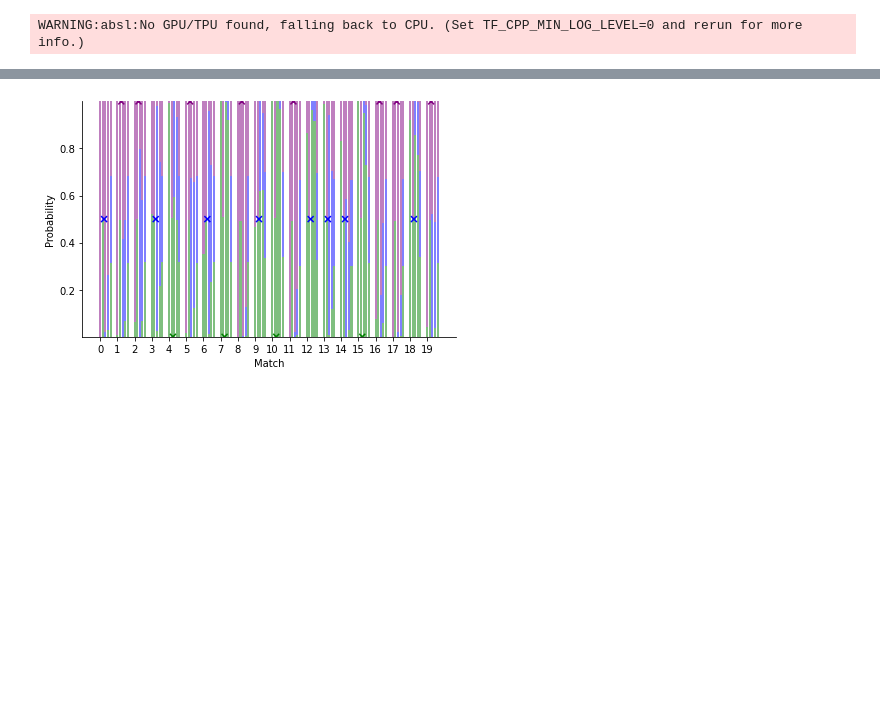
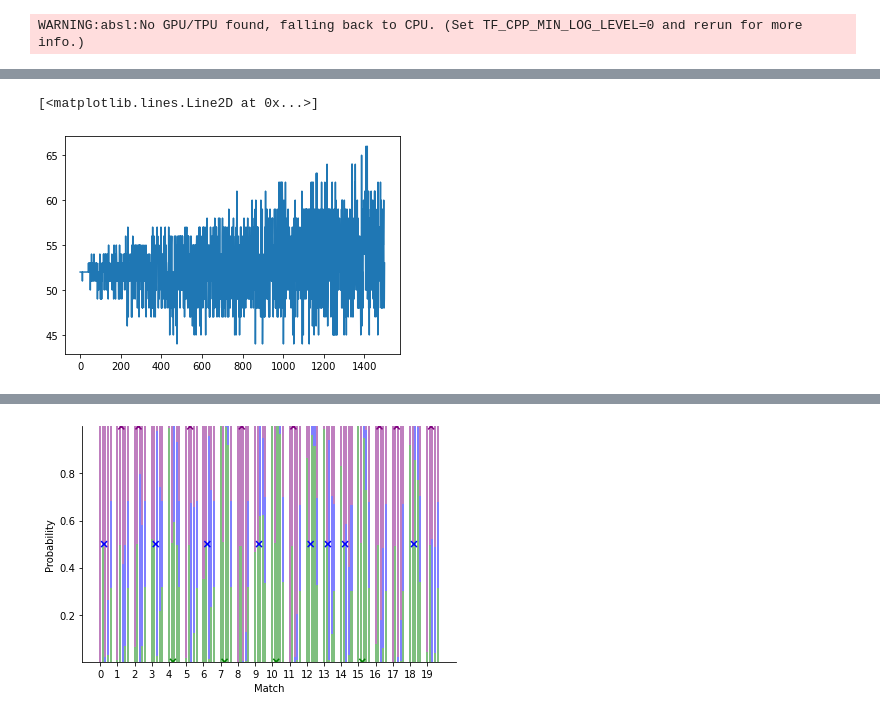
Before and after one commit to SamDuffield/abile, a Jupyter notebook: test.ipynb, the cells around one changed output, grey strips where cells are left out. Drawn from its saved outputs; the diff is of its cells as text; code cells hidden in the pictures; blank space fills up the shorter version.

Commit message:
discrete simulator

```diff
--- a/test.ipynb
+++ b/test.ipynb
@@ -38,0 +49,30 @@ WARNING:absl:No GPU/TPU found, falling back to CPU. (Set TF_CPP_MIN_LOG_LEVEL=0
+# %%
+models.discrete.M = 100
+models.discrete.PSi_computation()
+
+# log_initial_distribution_skills = -5*jnp.ones(models.discrete.M)
+# log_initial_distribution_skills = log_initial_distribution_skills.at[20:60].set(-2)
+
+initial_distribution_skills = jnp.zeros(models.discrete.M)
+initial_distribution_skills = initial_distribution_skills.at[40:60].set(1/(20))
+
+_, initial_distribution_skills_player = models.discrete.initiator(n_players, initial_distribution_skills, rk)
+
+
+epsilon_disc = 0.
+s_disc = 2
+tau = 25
+
+# Simulate data from trueskill model
+sim_skills_p1, sim_skills_p2, sim_results = models.discrete.simulate( init_player_times,
+                                                                      initial_distribution_skills_player,
+                                                                      match_times,
+                                                                      match_indices_seq,
+                                                                      tau,
+                                                                      [s_disc, epsilon_disc],
+                                                                      sim_key)
+# %%
+plt.plot(sim_skills_p1)
+# %% [output]
+[<matplotlib.lines.Line2D at 0x...>]
+[figure, added]
```
Also changed, not shown: parts of 8 cells of this notebook, 14 other files.
